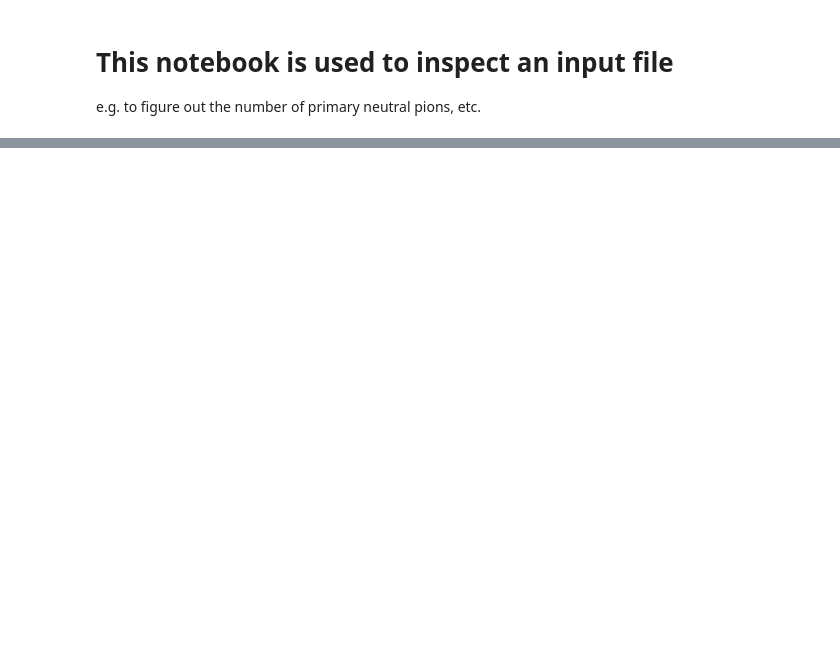
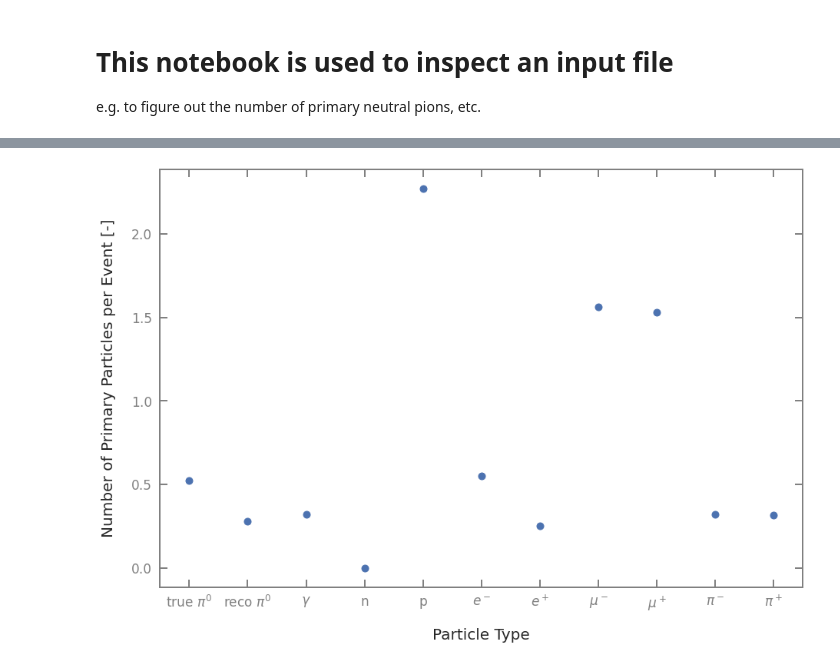
Before and after one commit to RomanMBerner/pi0_reco_jupyterNotebooks, a Jupyter notebook: inspect_inputFile/inspect_inputFile-Copy1.ipynb, the cells around one changed output, grey strips where cells are left out. Cells and saved outputs as stored; diff of their text form; code cells hidden in the pictures; blank space fills up the shorter version.

```diff
--- a/inspect_inputFile/inspect_inputFile-Copy1.ipynb
+++ b/inspect_inputFile/inspect_inputFile-Copy1.ipynb
@@ -214,0 +295,94 @@ Done.
+# %%
+import pandas as pd
+import seaborn
+from matplotlib import pyplot as plt
+
+seaborn.set(rc={'figure.figsize':(15, 10),})
+seaborn.set_context('talk') # or paper
+
+# Define histogram range and binning
+x_min    = -0.5
+x_max    = 5.5
+n_bins_x = 6
+x_bins = np.linspace(x_min,x_max,n_bins_x+1)
+
+# Define parameters of the frame
+fig = plt.figure() # plt.figure(figsize=(width,height))
+#fig.patch.set_facecolor('white')
+#fig.patch.set_alpha(0.0)
+ax = fig.add_subplot(111)
+#ax.patch.set_facecolor('#ababab') # #ababab
+ax.patch.set_alpha(0.0)
+ax.spines['bottom'].set_color('0.5') #'black', ...
+ax.spines['bottom'].set_linewidth(2)
+ax.spines['bottom'].set_visible(True)
+ax.spines['top'].set_color('0.5')
+ax.spines['top'].set_linewidth(2)
+ax.spines['top'].set_visible(True)
+ax.spines['right'].set_color('0.5')
+ax.spines['right'].set_linewidth(2)
+ax.spines['right'].set_visible(True)
+ax.spines['left'].set_color('0.5')
+ax.spines['left'].set_linewidth(2)
+ax.spines['left'].set_visible(True)
+
+# Ticks, grid and ticks labels
+ax.tick_params(direction='in', length=10, width=2,                  # direction, length and width of the ticks (in, out, inout)
+                colors='0.5',                                       # color of the ticks ('black', '0.5')
+                bottom=True, top=True, right=True, left=True,       # whether to draw the respective ticks
+                zorder = 10.,                                       # tick and label zorder
+                pad = 10.,                                          # distance between ticks and tick labels
+                labelsize = 17,                                     # size of the tick labels
+                labelright=False, labeltop=False)                   # wether to draw the tick labels on axes
+                #labelrotation=45.                                  # rotation of the labels
+                #grid_color='black',                                # grid
+                #grid_alpha=0.0,
+                #grid_linewidth=1.0,
+# colors='black','0.5'
+
+
+labels = ['true $\pi^0$','reco $\pi^0$','$\gamma$','n','p','$e^-$','$e^+$','$\mu^-$','$\mu^+$','$\pi^-$','$\pi^+$']
+ax.set_xticks(np.arange(len(labels)))
+ax.set_xticklabels(labels)
+#plt.xlabel('Labels', fontsize=10, labelpad=10)
+
+
+data_list = 1./data_size * np.array([n_true_pi0,\
+                                     n_reco_pi0,\
+                                     n_primary_photons,\
+                                     n_primary_n,\
+                                     n_primary_p,\
+                                     n_primary_e_minus,\
+                                     n_primary_e_plus,\
+                                     n_primary_mu_minus,\
+                                     n_primary_mu_plus,\
+                                     n_primary_pi_minus,\
+                                     n_primary_pi_plus])
+print(data_list)
+x_vals = [i for i in range(len(data_list))]
+
+# Plot n_edeps
+n, bins, patches = plt.errorbar(x_vals, data_list, xerr=None, yerr=None, fmt='o')
+
+# Legend
+#plt.legend(loc=[0.85,0.85], prop={'size': 17}) # loc='upper right'
+
+# Axis labels
+plt.xlabel('Particle Type', fontsize=20, labelpad=20)
+plt.ylabel('Number of Primary Particles per Event [-]', fontsize=20, labelpad=20)
+
+#plt.ylim(bottom=0, top=200)
+#plt.yscale('log') # linear, log
+#plt.yscale('symlog', linthreshy=1)
+#plt.axvline(134.9770, color='r', linestyle='dashed', linewidth=2, label='Literature value for $\pi^0$ mass')
+
+# Save figure
+fig_name = 'PrimaryParticles_in_file_pi0_dunend_v1_p00.png'
+#fig_name = 'pi0_mass_02_' +\
+#            str(data_size) + 'ev_' +\
+#            'refit_dir_' + str(chain.cfg['refit_dir']) + '_' +\
+#            'fiducial_0px_' +\
+#            'no_selection_cut.png'
+#if make_plots:
+plt.savefig(fig_name, dpi=400) # bbox_inches='tight'
+# %% [output]
@@ -215 +391,2 @@ Done.
+[figure, added]
 # %%
```
Also changed, not shown: parts of 9 cells of this notebook, 50 other files.
